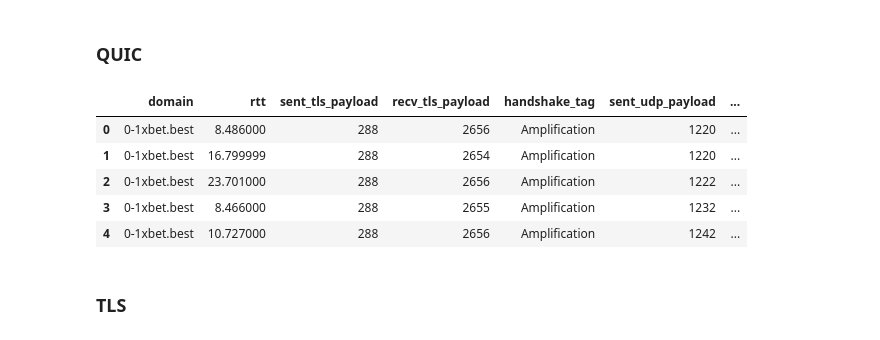
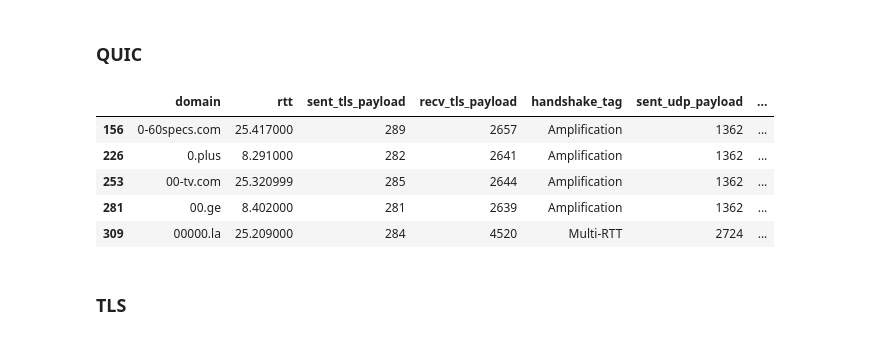
Before and after one commit to ilabrg/artifacts-conext22-quic-tls, a Jupyter notebook: code/06-Appendix-Rank-Reachability.ipynb, the cells around one changed output. Drawn from its saved outputs; the diff is of its cells as text; code cells hidden in the pictures.

```diff
--- a/code/06-Appendix-Rank-Reachability.ipynb
+++ b/code/06-Appendix-Rank-Reachability.ipynb
@@ -34,14 +34,16 @@ dict_tranco_rank["netflix.com"]
 # %%
 df_quic = pd.read_pickle(f"../data/pkl/df_quicreach_handshakes.pkl.zst")
 df_quic["tranco_rank"] = df_quic["domain"].map(dict_tranco_rank)
+df_quic = df_quic[~df_quic["tranco_rank"].isnull()]
+df_quic = df_quic[df_quic["initial_size"]==1362] # optimal intial size, leads to unique names
 df_quic.head()
 # %% [output]
 |  | domain | rtt | sent_tls_payload | recv_tls_payload | handshake_tag | sent_udp_payload | ... |
-| 0 | 0-1xbet.best | 8.486000 | 288 | 2656 | Amplification | 1220 | ... |
-| 1 | 0-1xbet.best | 16.799999 | 288 | 2654 | Amplification | 1220 | ... |
-| 2 | 0-1xbet.best | 23.701000 | 288 | 2656 | Amplification | 1222 | ... |
-| 3 | 0-1xbet.best | 8.466000 | 288 | 2655 | Amplification | 1232 | ... |
-| 4 | 0-1xbet.best | 10.727000 | 288 | 2656 | Amplification | 1242 | ... |
+| 156 | 0-60specs.com | 25.417000 | 289 | 2657 | Amplification | 1362 | ... |
+| 226 | 0.plus | 8.291000 | 282 | 2641 | Amplification | 1362 | ... |
+| 253 | 00-tv.com | 25.320999 | 285 | 2644 | Amplification | 1362 | ... |
+| 281 | 00.ge | 8.402000 | 281 | 2639 | Amplification | 1362 | ... |
+| 309 | 00000.la | 25.209000 | 284 | 4520 | Multi-RTT | 2724 | ... |
 # %% [markdown]
 ### TLS
 # %%
```
Also changed, not shown: parts of 8 cells of this notebook, 2 other files.
